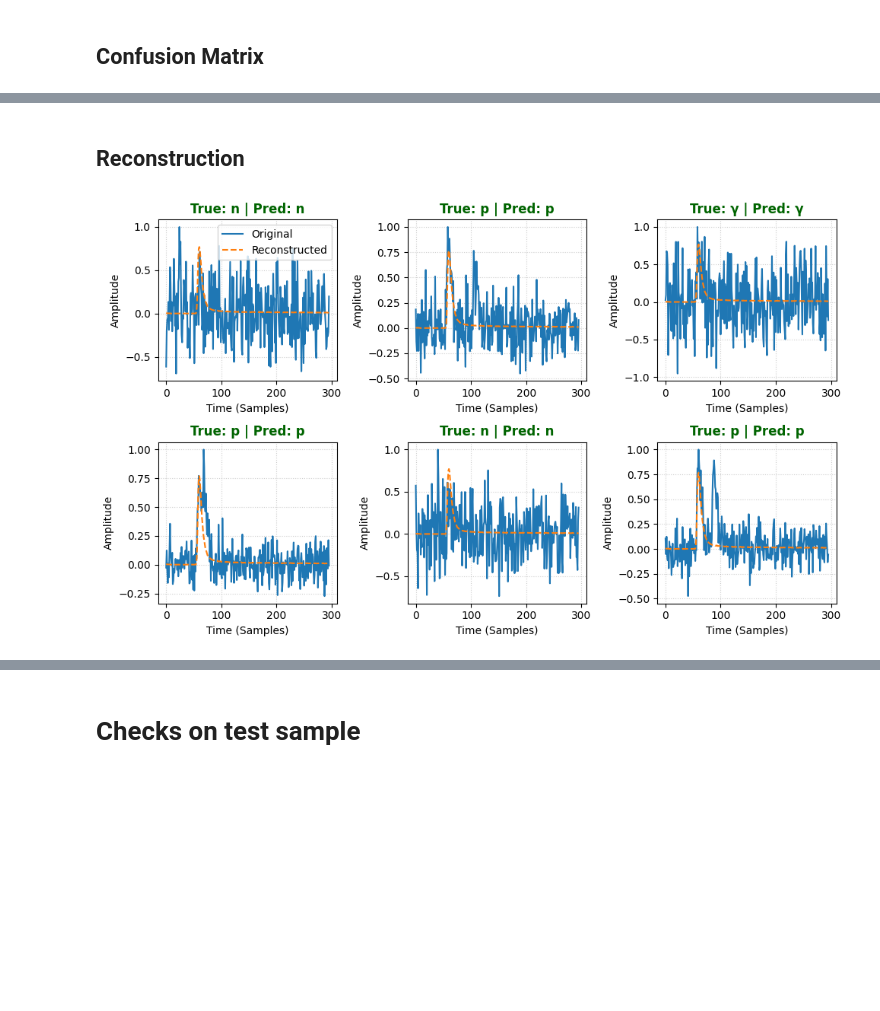
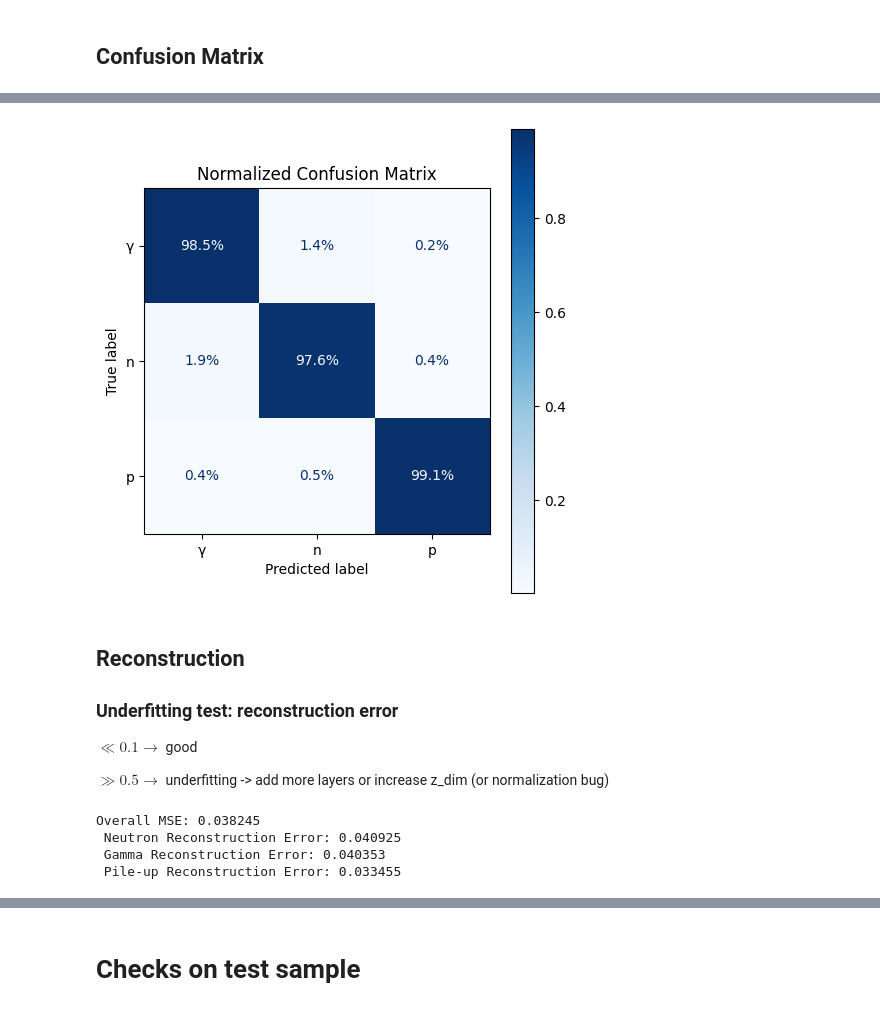
Before and after one commit to eberthol/PSD_GMVA_paper, a Jupyter notebook: GMVAE/Minimal_GMVAE.ipynb, the cells around one changed output, grey strips where cells are left out. Saved outputs shown, nothing was run; the diff lists cells and outputs as text; code cells hidden in the pictures; blank space fills up the shorter version.

```diff
--- a/GMVAE/Minimal_GMVAE.ipynb
+++ b/GMVAE/Minimal_GMVAE.ipynb
@@ -176,8 +139,24 @@ gpv.plot_confusion_matrix(train_loader, model)
-# %% [markdown]
-## Reconstruction
-# %%
-gpv.plot_random_reconstructions(model, train_loader)
-
-# TEST: increwase z_dim = (16, 32); reduce alpha
-# %% [output]
-[figure, removed]
+# %%
+analyzer = gpv.GMVAEAnalyzer(
+    model=model,
+    dataloader=train_loader
+)
+
+gpv.plot_confusion_matrix(analyzer)
+# %% [output]
+[figure, added]
+# %% [markdown]
+## Reconstruction
+
+### Underfitting test: reconstruction error
+
+ $ \ll 0.1 \rightarrow$ good
+
+ $ \gg 0.5 \rightarrow$ underfitting -> add more layers or increase z_dim (or normalization bug)
+# %%
+gpv.reconstruction_error(analyzer)
+# %% [output]
+Overall MSE: 0.038245
+ Neutron Reconstruction Error: 0.040925
+ Gamma Reconstruction Error: 0.040353
+ Pile-up Reconstruction Error: 0.033455
```
Also changed, not shown: parts of 28 cells of this notebook.
